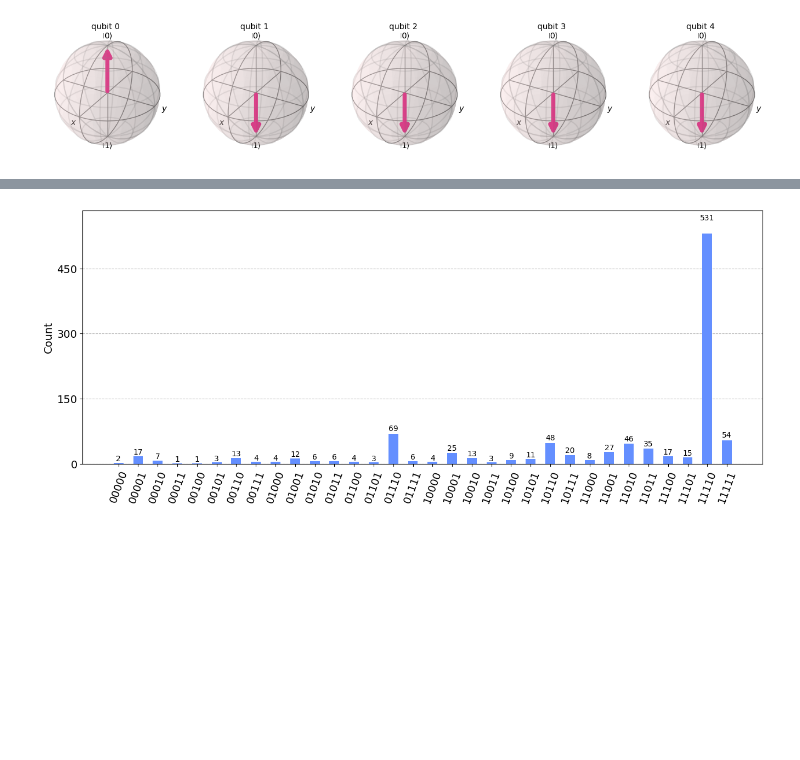
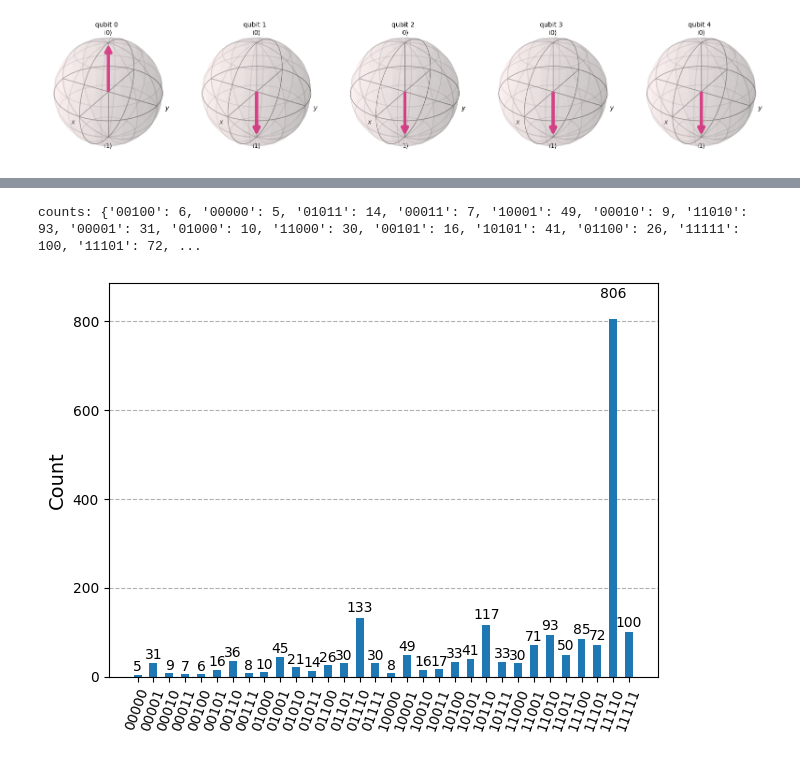
Before and after one commit to shyam-003/Quantum-Computing-Course-Projects, a Jupyter notebook: Quantum-fourier-transform/qft.ipynb, the cells around one changed output, grey strips where cells are left out. Drawn from its saved outputs; the diff is of its cells as text; code cells hidden in the pictures; blank space fills up the shorter version.

```diff
--- a/Quantum-fourier-transform/qft.ipynb
+++ b/Quantum-fourier-transform/qft.ipynb
@@ -217,20 +263,15 @@ plot_histogram(counts)
 # %%
 
-from qiskit.providers.fake_provider import FakeKolkata
-from qiskit_aer.noise import NoiseModel
 
-fake_backend = FakeKolkata()
-noise_model = NoiseModel.from_backend(fake_backend)
-basis_gates = noise_model.basis_gates
-coupling_map = fake_backend.configuration().coupling_map
-
-sim_noise = AerSimulator(noise_model=noise_model, basis_gates=basis_gates, coupling_map=coupling_map)
+sim_noise = AerSimulator(noise_model=noise_model)
 
 compiled = transpile(qc, sim_noise)
-job = sim_noise.run(compiled, shots=1024)
+job = sim_noise.run(compiled, shots=2048)
 result = job.result()
 counts = result.get_counts()
+print("\ncounts:", counts)
 
-plot_histogram(counts, figsize=(16, 6))
+plot_histogram(counts)
 # %% [output]
+counts: {'00100': 6, '00000': 5, '01011': 14, '00011': 7, '10001': 49, '00010': 9, '11010': 93, '00001': 31, '01000': 10, '11000': 30, '00101': 16, '10101': 41, '01100': 26, '11111': 100, '11101': 72, ...
-[figure, old version]
+[figure, new version]
```
Also changed, not shown: parts of 14 cells of this notebook, 4 other files.
